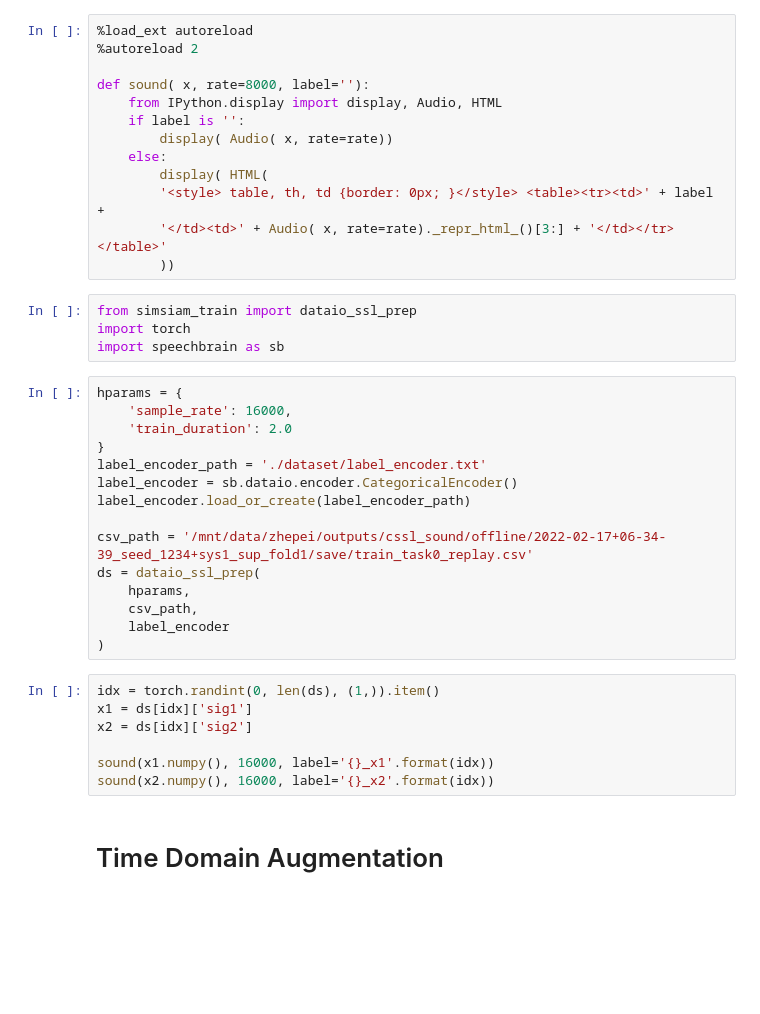
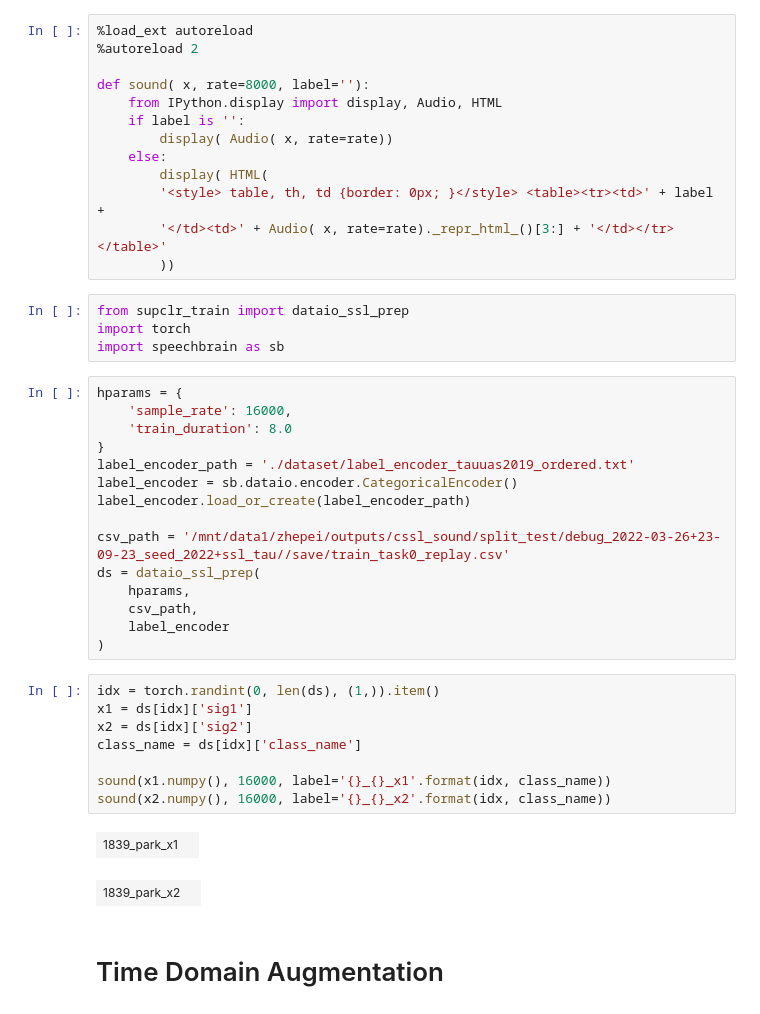
Before and after one commit to zhepeiw/cssl_sound, a Jupyter notebook: debug_augmentation.ipynb, the cells around one changed output. Cells and saved outputs as stored; diff of their text form; blank space fills up the shorter version.

```diff
--- a/debug_augmentation.ipynb
+++ b/debug_augmentation.ipynb
@@ -12,19 +12,19 @@ def sound( x, rate=8000, label=''):
         '</td><td>' + Audio( x, rate=rate)._repr_html_()[3:] + '</td></tr></table>'
         ))
 # %%
-from simsiam_train import dataio_ssl_prep
+from supclr_train import dataio_ssl_prep
 import torch
 import speechbrain as sb
 # %%
 hparams = {
     'sample_rate': 16000,
-    'train_duration': 2.0
+    'train_duration': 8.0
 }
-label_encoder_path = './dataset/label_encoder.txt'
+label_encoder_path = './dataset/label_encoder_tauuas2019_ordered.txt'
 label_encoder = sb.dataio.encoder.CategoricalEncoder()
 label_encoder.load_or_create(label_encoder_path)
 
-csv_path = '/mnt/data/zhepei/outputs/cssl_sound/offline/2022-02-17+06-34-39_seed_1234+sys1_sup_fold1/save/train_task0_replay.csv'
+csv_path = '/mnt/data1/zhepei/outputs/cssl_sound/split_test/debug_2022-03-26+23-09-23_seed_2022+ssl_tau//save/train_task0_replay.csv'
 ds = dataio_ssl_prep(
     hparams,
     csv_path,
@@ -33,10 +33,14 @@ ds = dataio_ssl_prep(
 # %%
 idx = torch.randint(0, len(ds), (1,)).item()
 x1 = ds[idx]['sig1']
 x2 = ds[idx]['sig2']
+class_name = ds[idx]['class_name']
 
-sound(x1.numpy(), 16000, label='{}_x1'.format(idx))
-sound(x2.numpy(), 16000, label='{}_x2'.format(idx))
+sound(x1.numpy(), 16000, label='{}_{}_x1'.format(idx, class_name))
+sound(x2.numpy(), 16000, label='{}_{}_x2'.format(idx, class_name))
+# %% [output]
+| 1839_park_x1 |  |
+| 1839_park_x2 |  |
 # %% [markdown]
 # Time Domain Augmentation
 # %%
```
Also changed, not shown: 8 other files.
